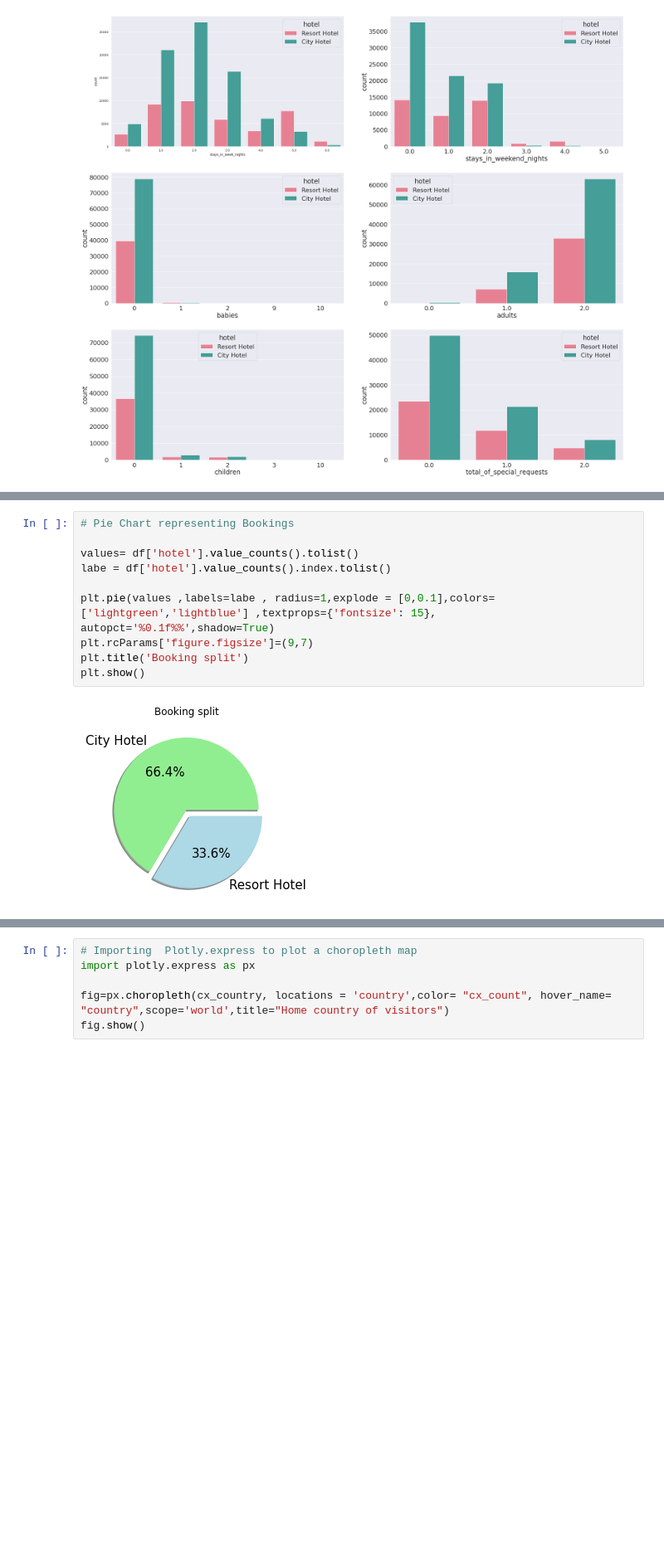
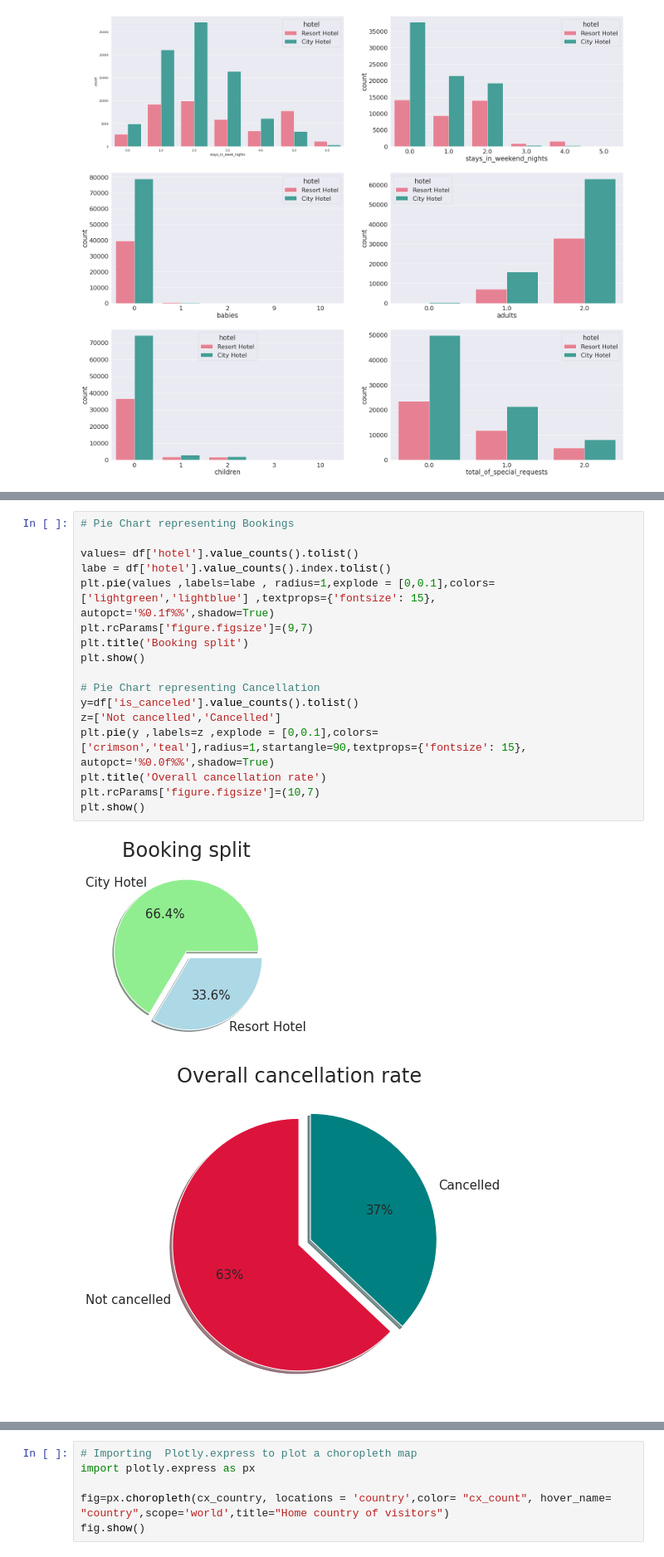
Before and after one commit to Sriharish19/EDA-Hotel-Booking-Capstone-Project-1, a Jupyter notebook: SH_Hotel_Booking_Capstone_Project.ipynb, the cells around one changed output, grey strips where cells are left out. Shown at 83% size. Saved outputs shown, nothing was run; the diff lists cells and outputs as text; blank space fills up the shorter version.

```diff
--- a/SH_Hotel_Booking_Capstone_Project.ipynb
+++ b/SH_Hotel_Booking_Capstone_Project.ipynb
@@ -245,12 +256,20 @@ for i in enumerate(lst_count_num):
 # %%
 # Pie Chart representing Bookings
 
 values= df['hotel'].value_counts().tolist()
 labe = df['hotel'].value_counts().index.tolist()
-
 plt.pie(values ,labels=labe , radius=1,explode = [0,0.1],colors=['lightgreen','lightblue'] ,textprops={'fontsize': 15}, autopct='%0.1f%%',shadow=True)
 plt.rcParams['figure.figsize']=(9,7)
 plt.title('Booking split')
 plt.show()
+
+# Pie Chart representing Cancellation
+y=df['is_canceled'].value_counts().tolist()
+z=['Not cancelled','Cancelled']
+plt.pie(y ,labels=z ,explode = [0,0.1],colors=['crimson','teal'],radius=1,startangle=90,textprops={'fontsize': 15}, autopct='%0.0f%%',shadow=True)
+plt.title('Overall cancellation rate')
+plt.rcParams['figure.figsize']=(10,7)
+plt.show()
 # %% [output]
-[figure, old version]
+[figure, new version]
+[figure, added]
```
Also changed, not shown: parts of 12 cells of this notebook.
